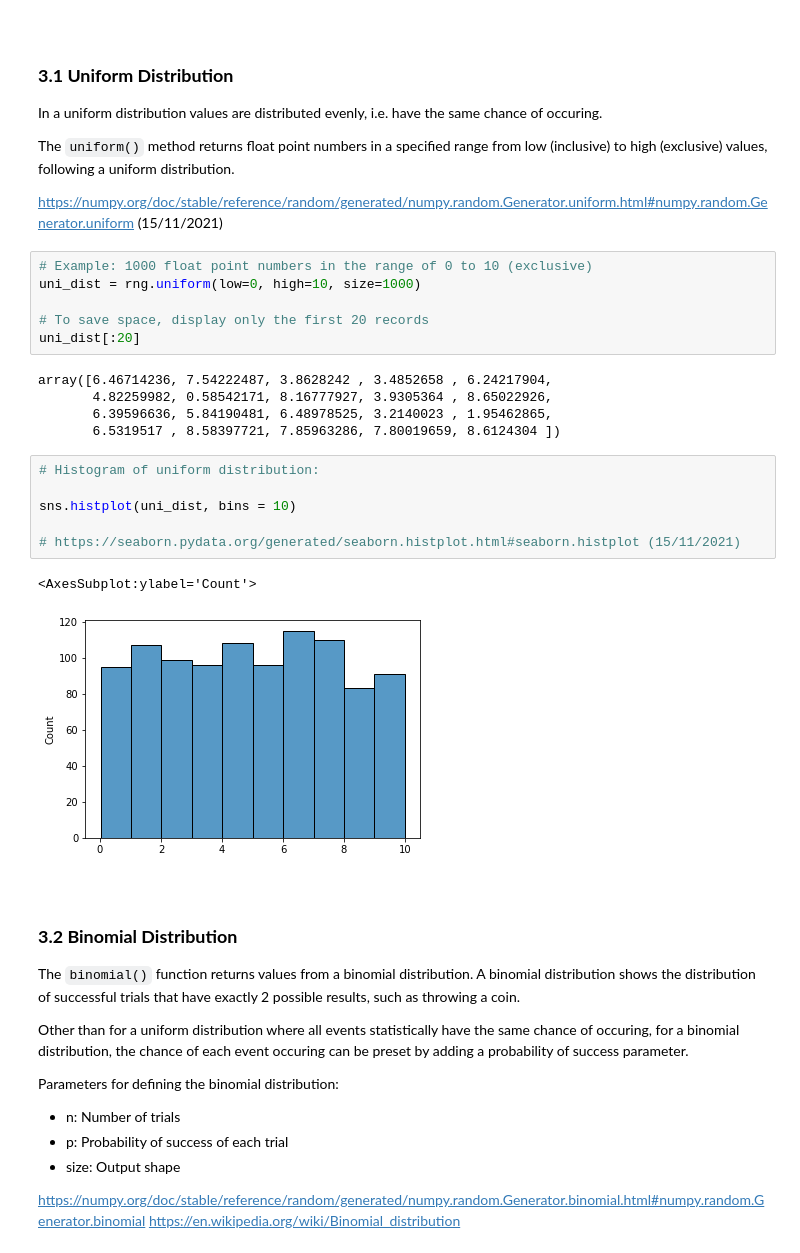
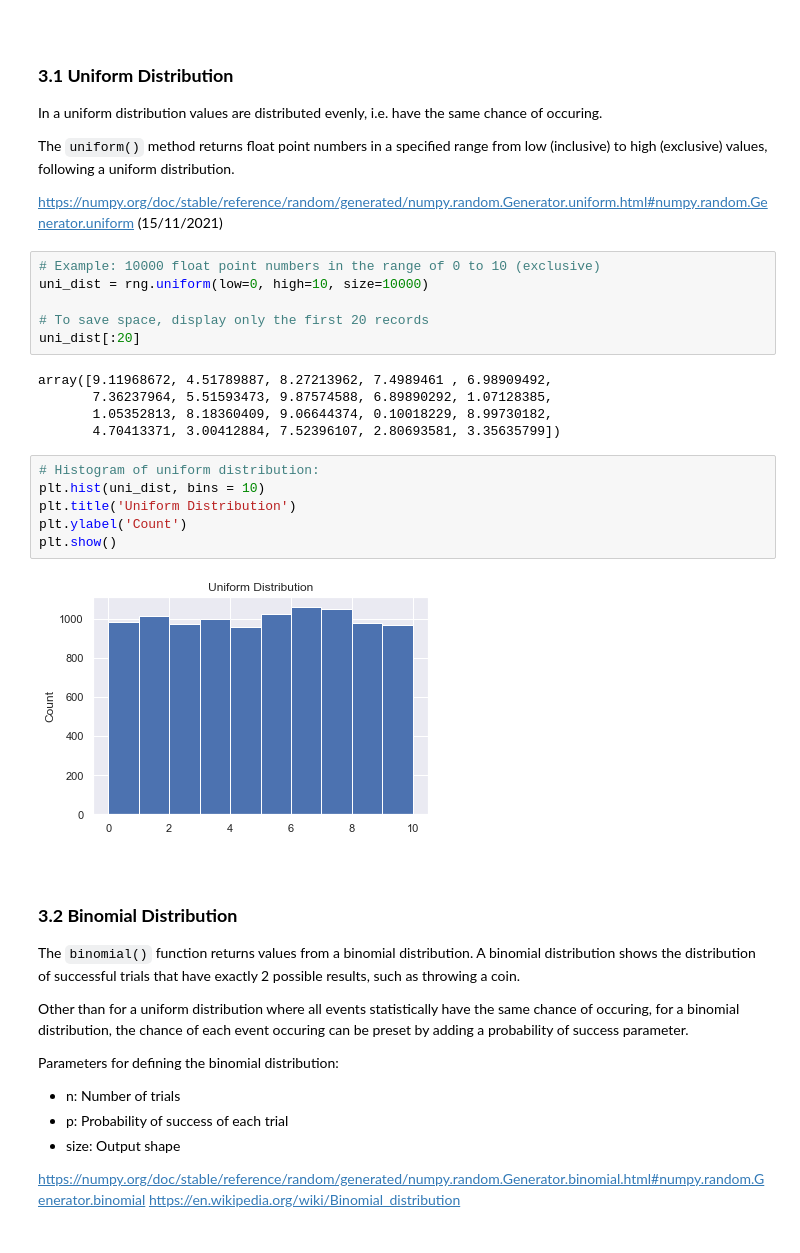
Before and after one commit to ssteffens/programming-data-analysis-assignment, a Jupyter notebook: numpy-random.ipynb, the cells around one changed output. Cells and saved outputs as stored; diff of their text form.

```diff
--- a/numpy-random.ipynb
+++ b/numpy-random.ipynb
@@ -340,25 +340,24 @@ The `uniform()` method returns float point numbers in a specified range from low
 
 https://numpy.org/doc/stable/reference/random/generated/numpy.random.Generator.uniform.html#numpy.random.Generator.uniform (15/11/2021)
 # %%
-# Example: 1000 float point numbers in the range of 0 to 10 (exclusive)
-uni_dist = rng.uniform(low=0, high=10, size=1000)
+# Example: 10000 float point numbers in the range of 0 to 10 (exclusive)
+uni_dist = rng.uniform(low=0, high=10, size=10000)
 
 # To save space, display only the first 20 records
 uni_dist[:20]
 # %% [output]
-array([6.46714236, 7.54222487, 3.8628242 , 3.4852658 , 6.24217904,
-       4.82259982, 0.58542171, 8.16777927, 3.9305364 , 8.65022926,
-       6.39596636, 5.84190481, 6.48978525, 3.2140023 , 1.95462865,
-       6.5319517 , 8.58397721, 7.85963286, 7.80019659, 8.6124304 ])
+array([9.11968672, 4.51789887, 8.27213962, 7.4989461 , 6.98909492,
+       7.36237964, 5.51593473, 9.87574588, 6.89890292, 1.07128385,
+       1.05352813, 8.18360409, 9.06644374, 0.10018229, 8.99730182,
+       4.70413371, 3.00412884, 7.52396107, 2.80693581, 3.35635799])
-# %%
-# Histogram of uniform distribution:
-
-sns.histplot(uni_dist, bins = 10)
-
-# https://seaborn.pydata.org/generated/seaborn.histplot.html#seaborn.histplot (15/11/2021)
-# %% [output]
-<AxesSubplot:ylabel='Count'>
-[figure, removed]
+# %%
+# Histogram of uniform distribution:
+plt.hist(uni_dist, bins = 10)
+plt.title('Uniform Distribution')
+plt.ylabel('Count')
+plt.show()
+# %% [output]
+[figure, added]
 # %% [markdown]
 <br>
 
```
Also changed, not shown: parts of 40 cells of this notebook.
